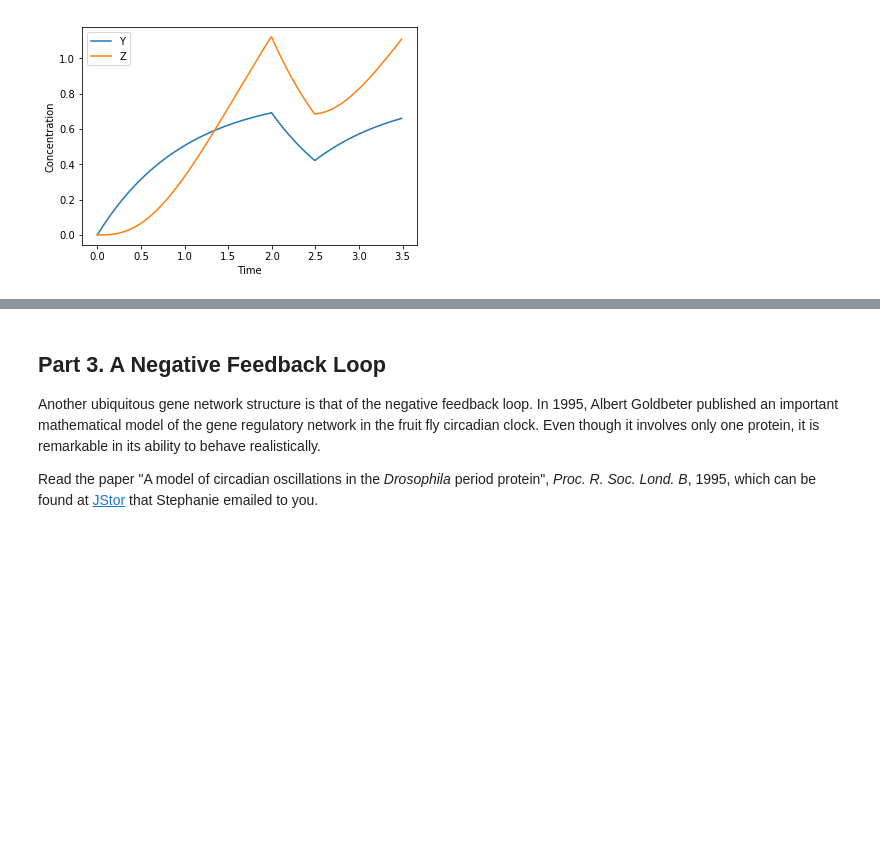
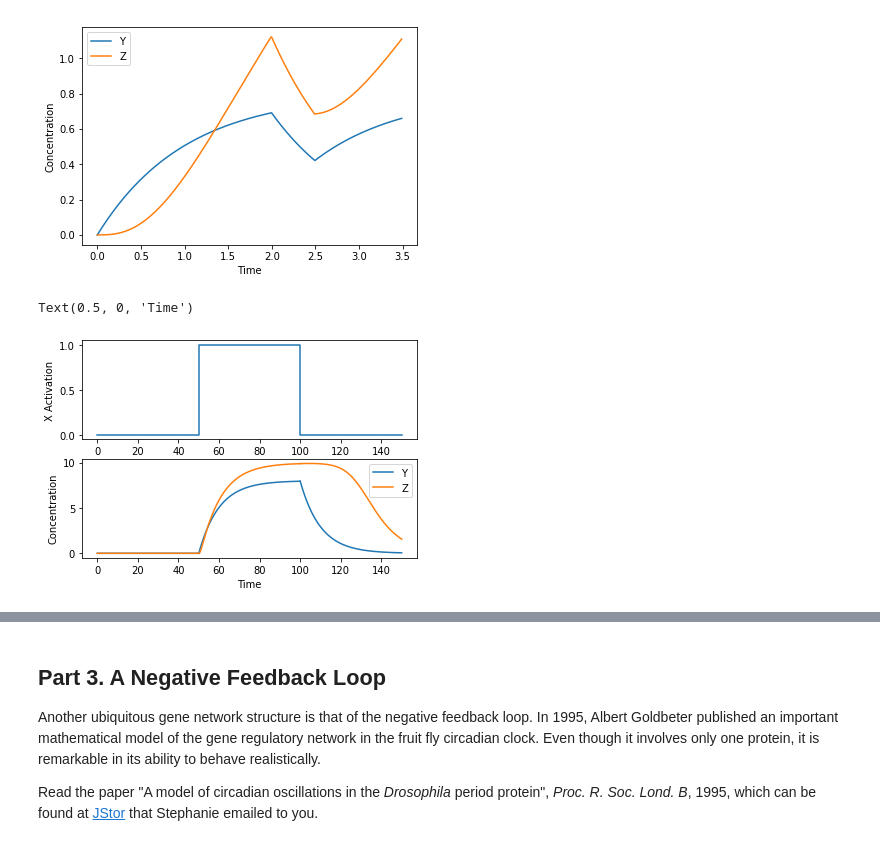
Before and after one commit to hmhwan21/cs341projects, a Jupyter notebook: proj2/Project2.ipynb, the cells around one changed output, grey strips where cells are left out. Saved outputs shown, nothing was run; the diff lists cells and outputs as text; code cells hidden in the pictures; blank space fills up the shorter version.

Commit message:
Added extensions and edited explanations

```diff
--- a/proj2/Project2.ipynb
+++ b/proj2/Project2.ipynb
@@ -404,0 +415,43 @@ Text(0.5, 0, 'Time')
+# %%
+#extension: do the same for cascading activator
+vY_max = 1
+Ky = 0.5
+ny = 2
+vZ_max = 1
+Kz = 0.5
+nz = 2
+d = 0.1
+
+Y0 = 0 #initial values
+Z0 = 0
+
+params_off = (vY_max, Ky, ny, vZ_max, Kz, nz, d, 0)
+params_on = (vY_max, Ky, ny, vZ_max, Kz, nz, d, 1)
+
+
+time_x_on = 50
+time_x_off = 100
+ca_off = lambda t,y : chain_activator(t,y, params_off)
+ca_on = lambda t,y : chain_activator(t,y, params_on)
+
+sol1 = scipy.integrate.solve_ivp( fun=ca_off, t_span=(0,time_x_on), y0=(Y0,Z0), t_eval=np.arange(0,time_x_on,.01) )
+sol2 = scipy.integrate.solve_ivp( fun=ca_on, t_span=(time_x_on, time_x_off), y0=sol1.y[:,-1], t_eval=np.arange(time_x_on, time_x_off,.01) )
+sol3 = scipy.integrate.solve_ivp( fun=ca_off, t_span=(time_x_off,150), y0=sol2.y[:,-1], t_eval=np.arange(time_x_off,150,.01) )
+
+plt.subplot(2,1,1)
+plt.plot([0, time_x_on, time_x_on, time_x_off, time_x_off, 150], [0, 0, 1, 1, 0, 0])
+plt.ylabel("X Activation")
+plt.xlabel("Time")
+plt.gca().set_prop_cycle(None)
+plt.subplot(2,1,2)
+plt.plot(sol1.t, sol1.y.T)
+plt.gca().set_prop_cycle(None)
+plt.plot(sol2.t, sol2.y.T)
+plt.gca().set_prop_cycle(None)
+plt.plot(sol3.t, sol3.y.T)
+plt.legend(["Y", "Z"])
+plt.ylabel("Concentration")
+plt.xlabel("Time");
+# %% [output]
+Text(0.5, 0, 'Time')
+[figure, added]
```
Also changed, not shown: parts of 12 cells of this notebook.
